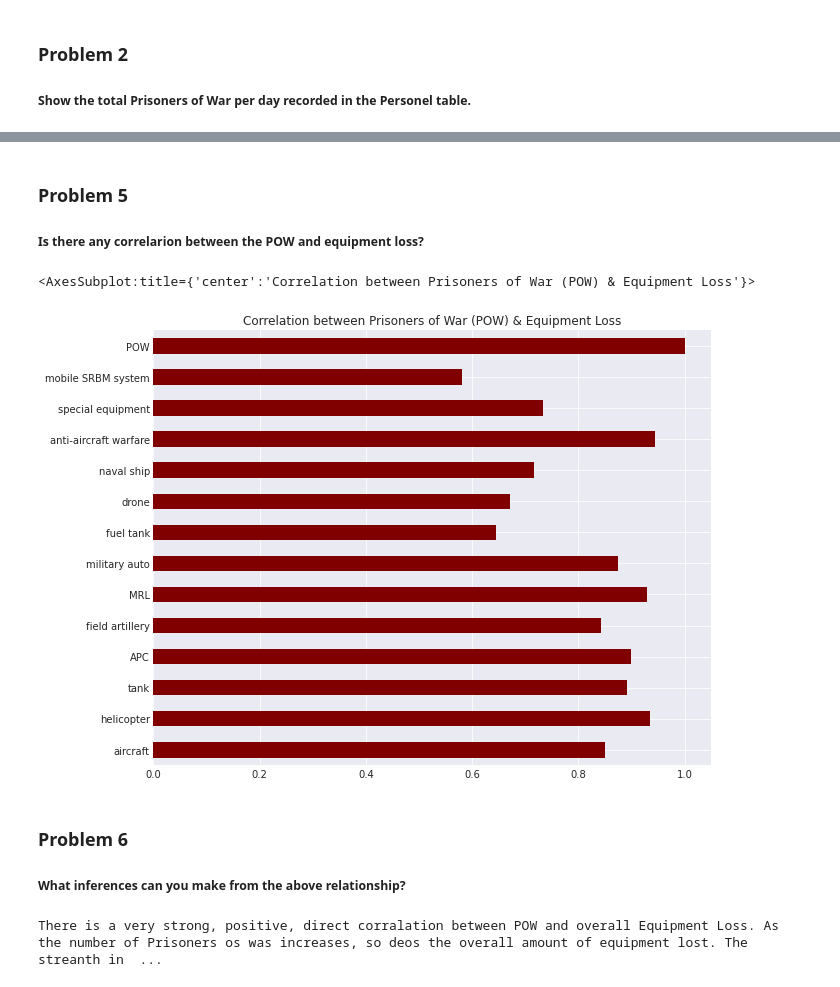
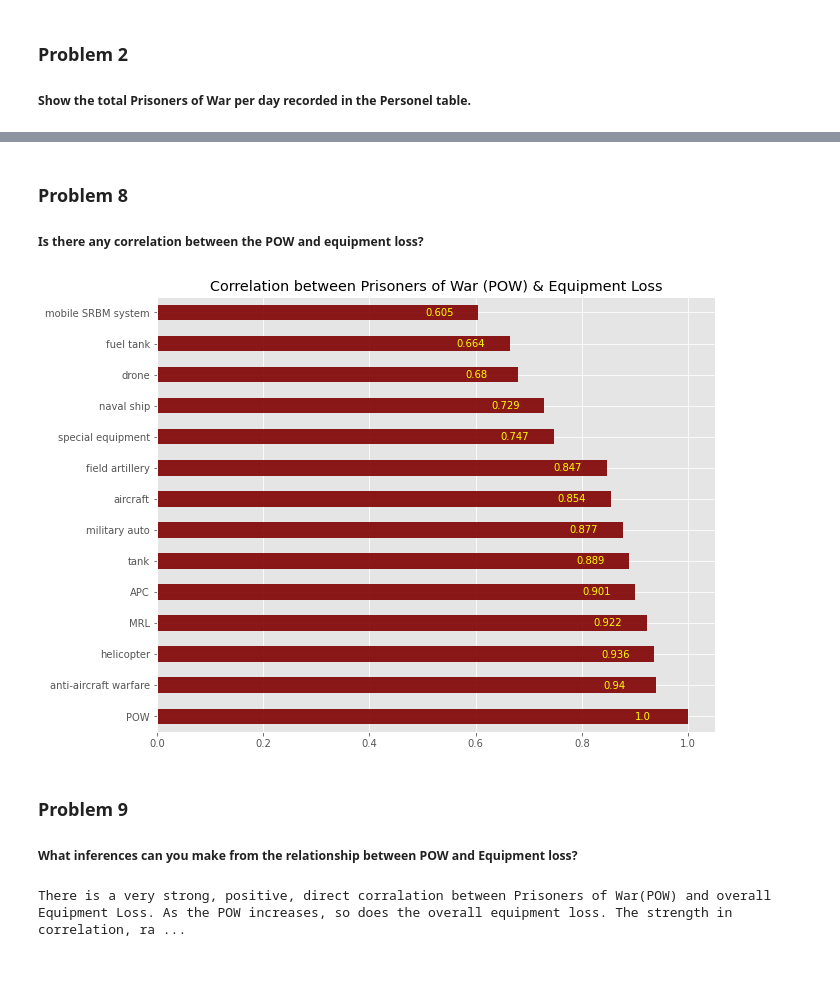
Before and after one commit to Sonya-7/Russian_Invasion_of_Ukraine, a Jupyter notebook: russian-invasion-of-ukraine.ipynb, the cells around one changed output, grey strips where cells are left out. Drawn from its saved outputs; the diff is of its cells as text; code cells hidden in the pictures.

```diff
--- a/russian-invasion-of-ukraine.ipynb
+++ b/russian-invasion-of-ukraine.ipynb
@@ -6,18 +5,16 @@ Download all libraries needed for this project
 # %%
 import pandas as pd
+import numpy as np
 from IPython.core.display import display
 from PIL import Image
 import urllib.request
-import numpy as np
 %matplotlib inline
 import matplotlib as mpl
 import matplotlib.pyplot as plt
-import plotly
-import plotly.graph_objs as go
-from plotly.subplots import make_subplots
+from math import log10, floor
 
 print(plt.style.available)
-mpl.style.use(['seaborn-darkgrid'])
+mpl.style.use(['ggplot'])
 # %% [output]
 ['Solarize_Light2', '_classic_test_patch', '_mpl-gallery', '_mpl-gallery-nogrid', 'bmh', 'classic', 'dark_background', 'fast', 'fivethirtyeight', 'ggplot', 'grayscale', 'seaborn', 'seaborn-bright', 's ...
 # %% [markdown]
@@ -64,0 +47,6 @@ memory usage: 2.0+ KB
+# %%
+#remove confusing columns and set index for sorting by date.
+russian_personnel.drop(['personnel', 'personnel*'], axis=1, inplace=True)
+russian_personnel.set_index('date', inplace=True)
+russian_personnel.info()
+russian_personnel.head()
@@ -112,0 +90,6 @@ memory usage: 5.8+ KB
+# %%
+#fill empty spaces in Dataframe with zeroes and set index for sorting by date.
+russian_equipment = russian_equipment.fillna(0)
+russian_equipment.set_index('date', inplace=True)
+russian_equipment.info()
+russian_equipment.head()
@@ -224,20 +305,28 @@ totals.sort_values(by=['Total Loss'], ascending=False).head(5).transpose()
 # %% [markdown]
-### Problem 5
+### Problem 8
 
-##### Is there any correlarion between the POW and equipment loss?
+##### Is there any correlation between the POW and equipment loss?
 # %%
-merged = pd.merge(russian_equipment, russian_personnel)
-merged.drop(['date', 'day', 'personnel', 'personnel*'], axis=1).corr()['POW'].plot.barh(title='Correlation between Prisoners of War (POW) & Equipment Loss', figsize=(10,8), color='maroon')
+def round_sig(x, sig=3):
+    return round(x, sig-int(floor(log10(abs(x))))-1)
+
+merge = pd.merge(russian_equipment, russian_personnel).drop(['day'], axis=1)
+merged = merge.corr()['POW'].sort_values(ascending=False)
+
+merged.plot.barh(title='Correlation between Prisoners of War (POW) & Equipment Loss',figsize=(10,8),alpha=.9,color='maroon')
+for index, value in enumerate(merged):
+    value = round_sig(value)
+    label = format(value)
+    plt.annotate(label, xy=(value-.1, index-.1), color='yellow')
 # %% [output]
-<AxesSubplot:title={'center':'Correlation between Prisoners of War (POW) & Equipment Loss'}>
-[figure, old version]
+[figure, new version]
 # %% [markdown]
-### Problem 6
+### Problem 9
 
-##### What inferences can you make from the above relationship?
+##### What inferences can you make from the relationship between POW and Equipment loss?
 # %%
-print(
-    "There is a very strong, positive, direct corralation between POW and overall Equipment Loss. As the number of Prisoners os was increases, so deos the overall amount of equipment lost. The streanth in correlation, ignoring POW's direct relationship, ranges from .93 (helicopter) to .48 (fuel tanks). The Median correlation is .84 which falls between aircrafts and military auto. It is then valid to conclude that as the invasion continues, and POW increases so will overall equipment loss."
-    )
+print(f"There is a very strong, positive, direct corralation between Prisoners of War(POW) and overall Equipment Loss. As the POW increases, so does the overall equipment loss. The strength in correlation, ranges from {round_sig(merged.values[1])} ({merged.keys()[1]}) to {round_sig(merged.values[-1])} ({merged.keys()[-1]}). The median correlation is {round_sig(merged.describe()[-3])} and it falls between {merged.keys()[6]} and {merged.keys()[7]}. The standard deviation is {round_sig(merged.describe()[2])} which indicated that the there is not much variability in the data; all points are close to the mean. It is then valid to conclude that as the invasion continues, and POW increases so will overall equipment loss especially the loss of {merged.keys()[1]} by at least {round_sig(merged.describe()[3])}.")
 # %% [output]
-There is a very strong, positive, direct corralation between POW and overall Equipment Loss. As the number of Prisoners os was increases, so deos the overall amount of equipment lost. The streanth in  ...
+There is a very strong, positive, direct corralation between Prisoners of War(POW) and overall Equipment Loss. As the POW increases, so does the overall equipment loss. The strength in correlation, ra ...
+# %% [markdown]
+<!-- It should be noted that the strongest correlation exists not between the equipmet type with the highest loss({}) but with the type that had the ({}) highest loss. -->
```
Also changed, not shown: parts of 28 cells of this notebook.
